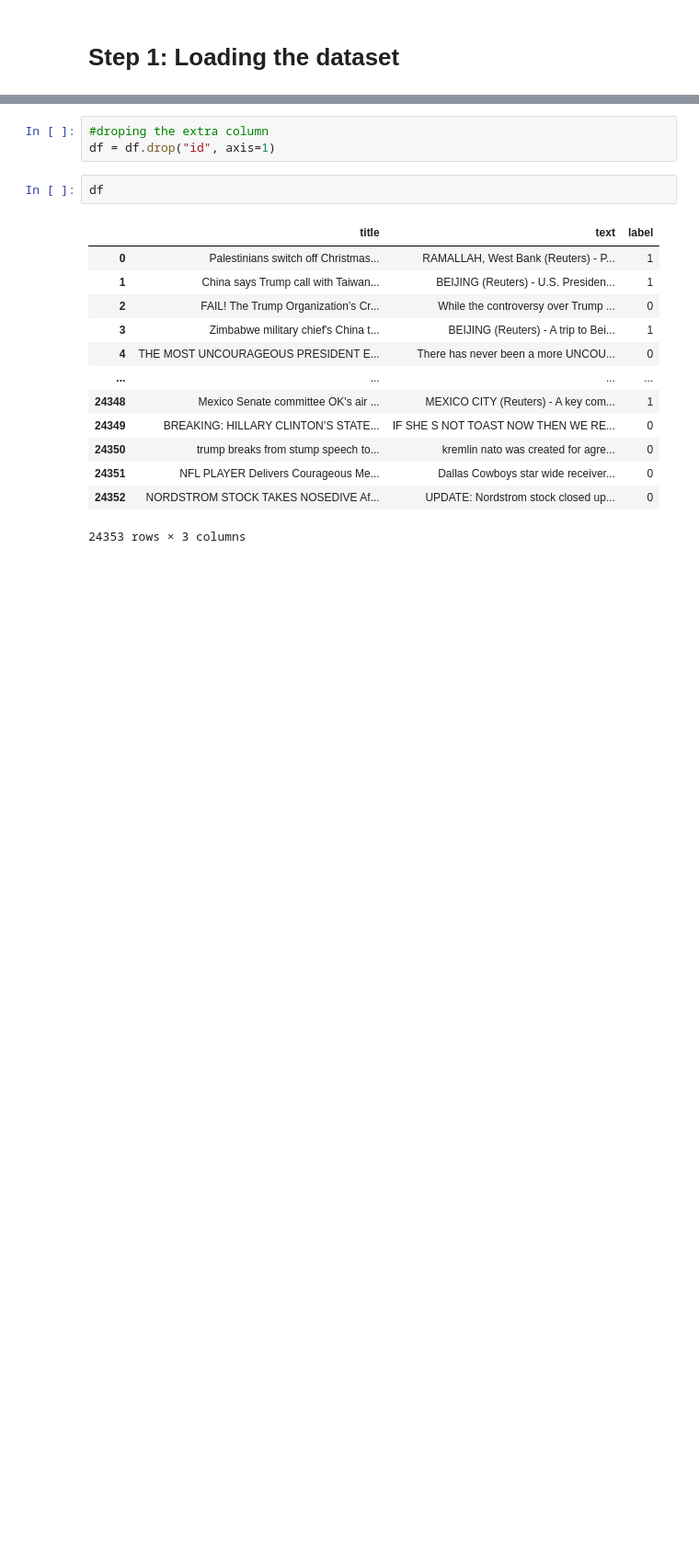
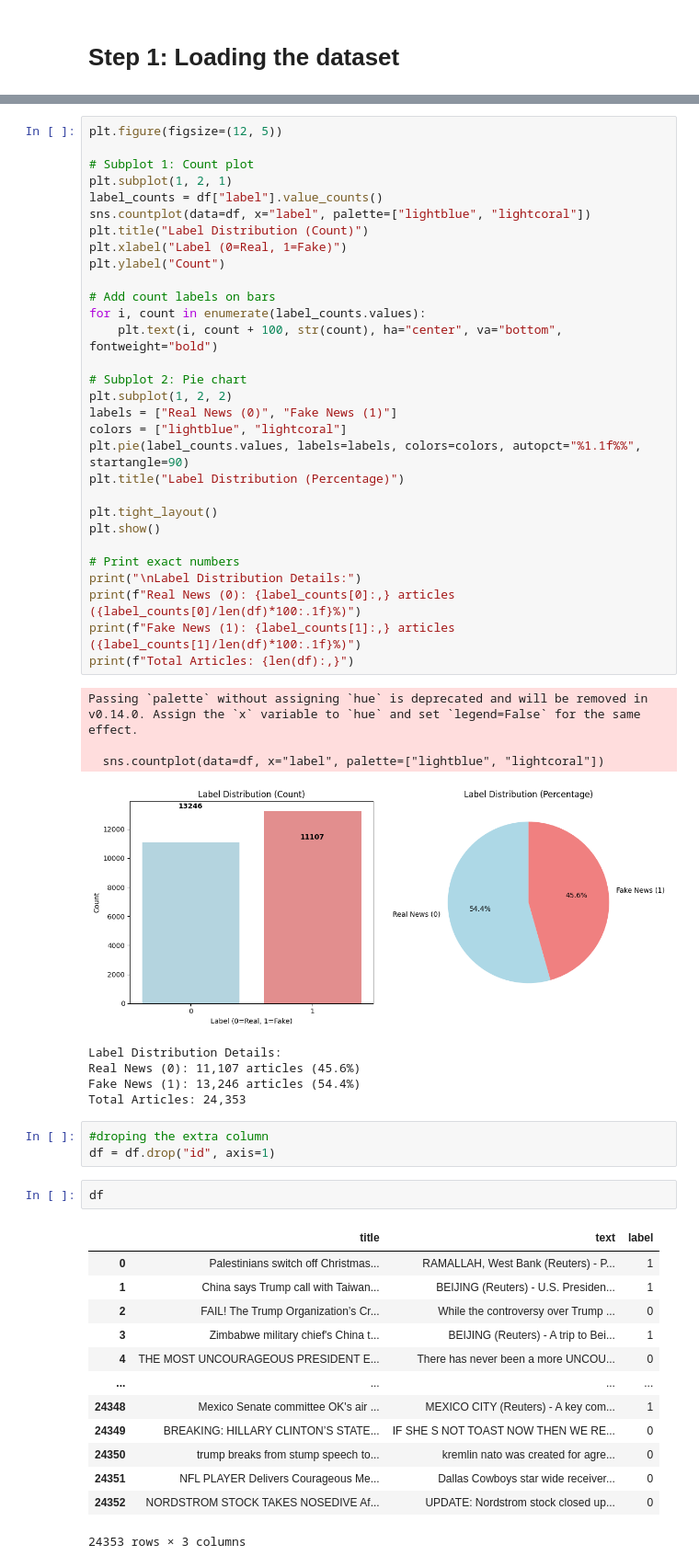
Before and after one commit to shersheryar/ML-Projects, a Jupyter notebook: fake-news-detection/Sheryar_Sher_fake-news-detection.ipynb, the cells around one changed output, grey strips where cells are left out. Shown at 92% size. Cells and saved outputs as stored; diff of their text form; blank space fills up the shorter version.

```diff
--- a/fake-news-detection/fake-news-detection.ipynb
+++ b/fake-news-detection/Sheryar_Sher_fake-news-detection.ipynb
@@ -35,3 +93,42 @@ df.shape
+# %%
+plt.figure(figsize=(12, 5))
+
+# Subplot 1: Count plot
+plt.subplot(1, 2, 1)
+label_counts = df["label"].value_counts()
+sns.countplot(data=df, x="label", palette=["lightblue", "lightcoral"])
+plt.title("Label Distribution (Count)")
+plt.xlabel("Label (0=Real, 1=Fake)")
+plt.ylabel("Count")
+
+# Add count labels on bars
+for i, count in enumerate(label_counts.values):
+    plt.text(i, count + 100, str(count), ha="center", va="bottom", fontweight="bold")
+
+# Subplot 2: Pie chart
+plt.subplot(1, 2, 2)
+labels = ["Real News (0)", "Fake News (1)"]
+colors = ["lightblue", "lightcoral"]
+plt.pie(label_counts.values, labels=labels, colors=colors, autopct="%1.1f%%", startangle=90)
+plt.title("Label Distribution (Percentage)")
+
+plt.tight_layout()
+plt.show()
+
+# Print exact numbers
+print("\nLabel Distribution Details:")
+print(f"Real News (0): {label_counts[0]:,} articles ({label_counts[0]/len(df)*100:.1f}%)")
+print(f"Fake News (1): {label_counts[1]:,} articles ({label_counts[1]/len(df)*100:.1f}%)")
+print(f"Total Articles: {len(df):,}")
+# %% [output]
+Passing `palette` without assigning `hue` is deprecated and will be removed in v0.14.0. Assign the `x` variable to `hue` and set `legend=False` for the same effect.
+
+  sns.countplot(data=df, x="label", palette=["lightblue", "lightcoral"])
+[figure, added]
+Label Distribution Details:
+Real News (0): 11,107 articles (45.6%)
+Fake News (1): 13,246 articles (54.4%)
+Total Articles: 24,353
 # %%
 #droping the extra column
 df = df.drop("id", axis=1)
```
Also changed, not shown: parts of 10 cells of this notebook, 6 other files.
